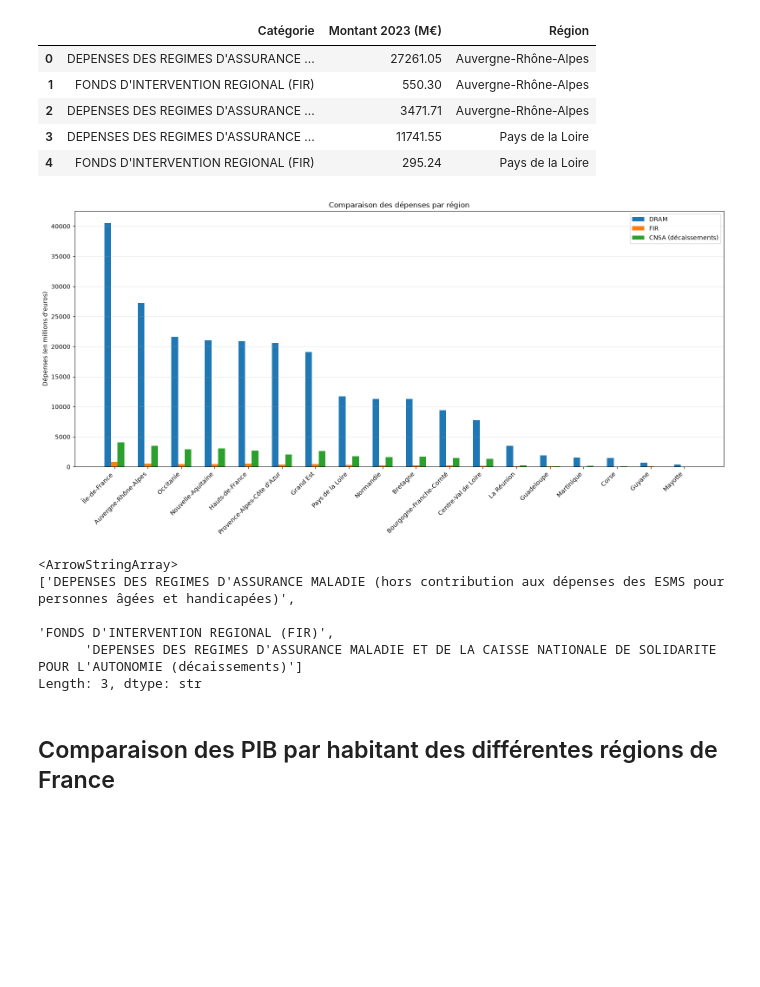
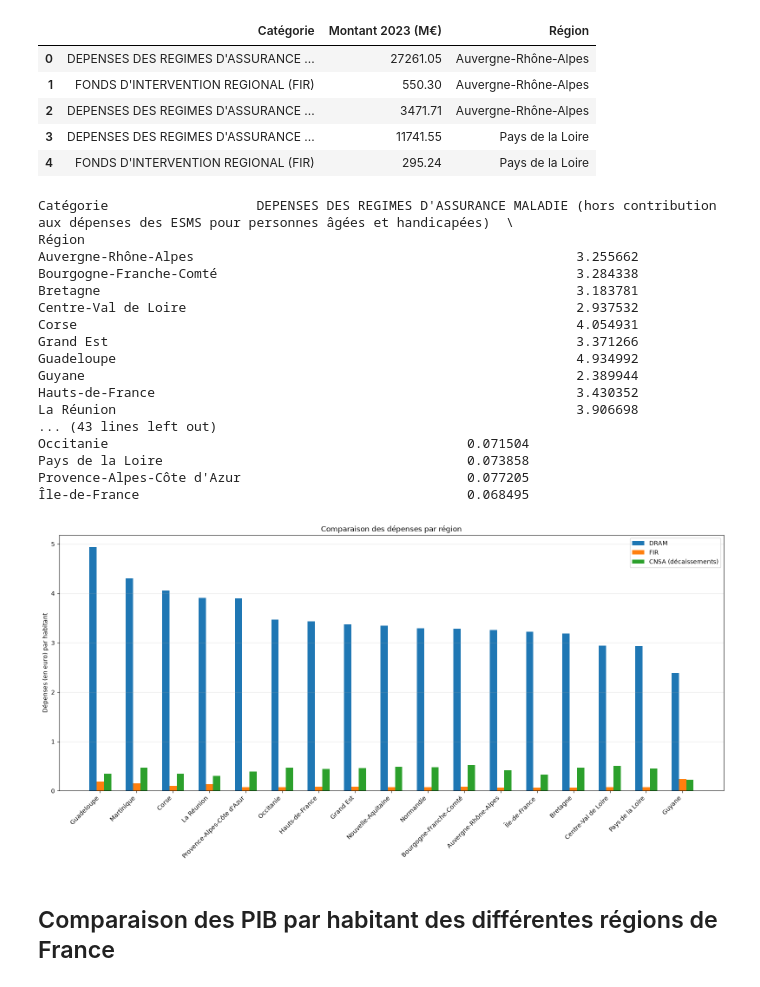
Before and after one commit to ehlld/projet-python-sante, a Jupyter notebook: projet.ipynb, the cells around one changed output. Saved outputs shown, nothing was run; the diff lists cells and outputs as text; code cells hidden in the pictures; blank space fills up the shorter version.

Commit message:
remplacement par variable ration dans regression et histogramme financement sante

```diff
--- a/projet.ipynb
+++ b/projet.ipynb
@@ -32,18 +32,29 @@ etats_financiers_regionaux.head(5)
 | 3 | DEPENSES DES REGIMES D'ASSURANCE ... | 11741.55 | Pays de la Loire |
 | 4 | FONDS D'INTERVENTION REGIONAL (FIR) | 295.24 | Pays de la Loire |
 # %%
-etats_financiers_regionaux = collecte_donnees.generate_etats_financiers_regionaux()
+etats_financiers_regionaux = collecte_donnees.generate_finances_regionales()
 visualisation.plot_etats_financiers(etats_financiers_regionaux)
 # %% [output]
+Catégorie                   DEPENSES DES REGIMES D'ASSURANCE MALADIE (hors contribution aux dépenses des ESMS pour personnes âgées et handicapées)  \
+Région
+Auvergne-Rhône-Alpes                                                 3.255662
+Bourgogne-Franche-Comté                                              3.284338
+Bretagne                                                             3.183781
+Centre-Val de Loire                                                  2.937532
+Corse                                                                4.054931
+Grand Est                                                            3.371266
+Guadeloupe                                                           4.934992
+Guyane                                                               2.389944
+Hauts-de-France                                                      3.430352
+La Réunion                                                           3.906698
+... (43 lines left out)
+Occitanie                                              0.071504
+Pays de la Loire                                       0.073858
+Provence-Alpes-Côte d'Azur                             0.077205
+Île-de-France                                          0.068495
-[figure, old version]
+[figure, new version]
 # %%
-print(etats_financiers_regionaux["Catégorie"].unique())
+# print(etats_financiers_regionaux["Catégorie"].unique())
-# %% [output]
-<ArrowStringArray>
-['DEPENSES DES REGIMES D'ASSURANCE MALADIE (hors contribution aux dépenses des ESMS pour personnes âgées et handicapées)',
-                                                                                    'FONDS D'INTERVENTION REGIONAL (FIR)',
-      'DEPENSES DES REGIMES D'ASSURANCE MALADIE ET DE LA CAISSE NATIONALE DE SOLIDARITE POUR L'AUTONOMIE (décaissements)']
-Length: 3, dtype: str
 # %% [markdown]
 
 ## Comparaison des PIB par habitant des différentes régions de France
```
Also changed, not shown: parts of 18 cells of this notebook, 2 other files.
